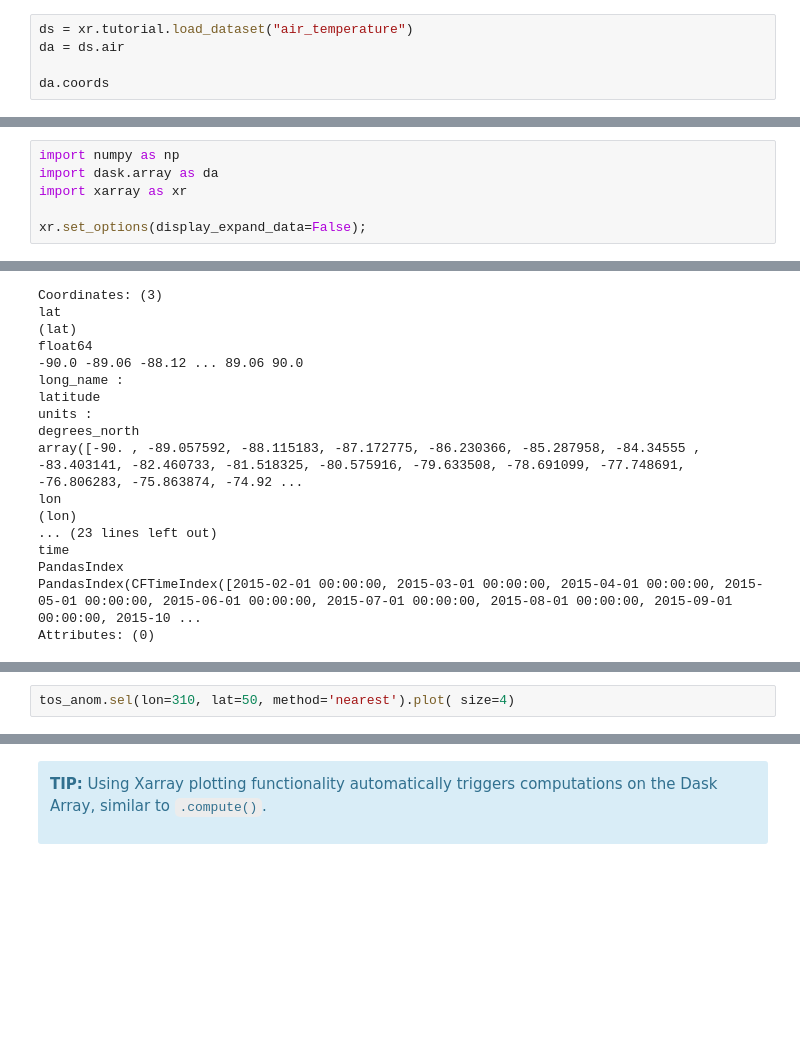
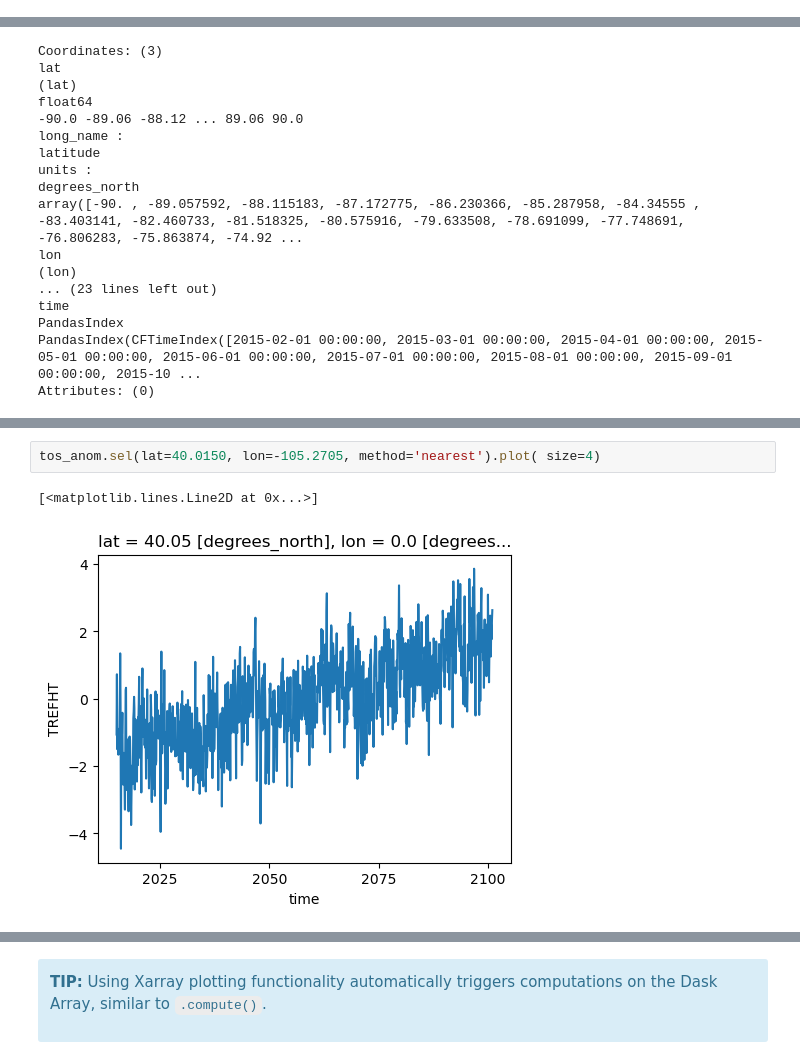
Before and after one commit to NCAR/Xarray-Dask-ESDS-2024, a Jupyter notebook: notebooks/03-intro-dask.ipynb, the cells around one changed output, grey strips where cells are left out. Cells and saved outputs as stored; diff of their text form; blank space fills up the shorter version.

Commit message:
adding  Xarray and Dask section

```diff
--- a/notebooks/03-intro-dask.ipynb
+++ b/notebooks/03-intro-dask.ipynb
@@ -106,5 +300,0 @@ Here we’ll use air temperature tutorial dataset from the [National Center for
-# %%
-ds = xr.tutorial.load_dataset("air_temperature")
-da = ds.air
-
-da.coords
@@ -311,6 +300,0 @@ Let's start with a random 2D NumPy array, for example this can be SST (sea-surfa
-# %%
-import numpy as np
-import dask.array as da
-import xarray as xr
-
-xr.set_options(display_expand_data=False);
@@ -852,4 +649,7 @@ type(computed_anom)
 # %%
-tos_anom.sel(lon=310, lat=50, method='nearest').plot( size=4)
+tos_anom.sel(lat=40.0150, lon=-105.2705, method='nearest').plot( size=4)
+# %% [output]
+[<matplotlib.lines.Line2D at 0x...>]
+[figure, added]
 # %%
 tos_anom.sel(time='2030-01-01').plot()
```
Also changed, not shown: parts of 125 cells of this notebook, 1 other file.
